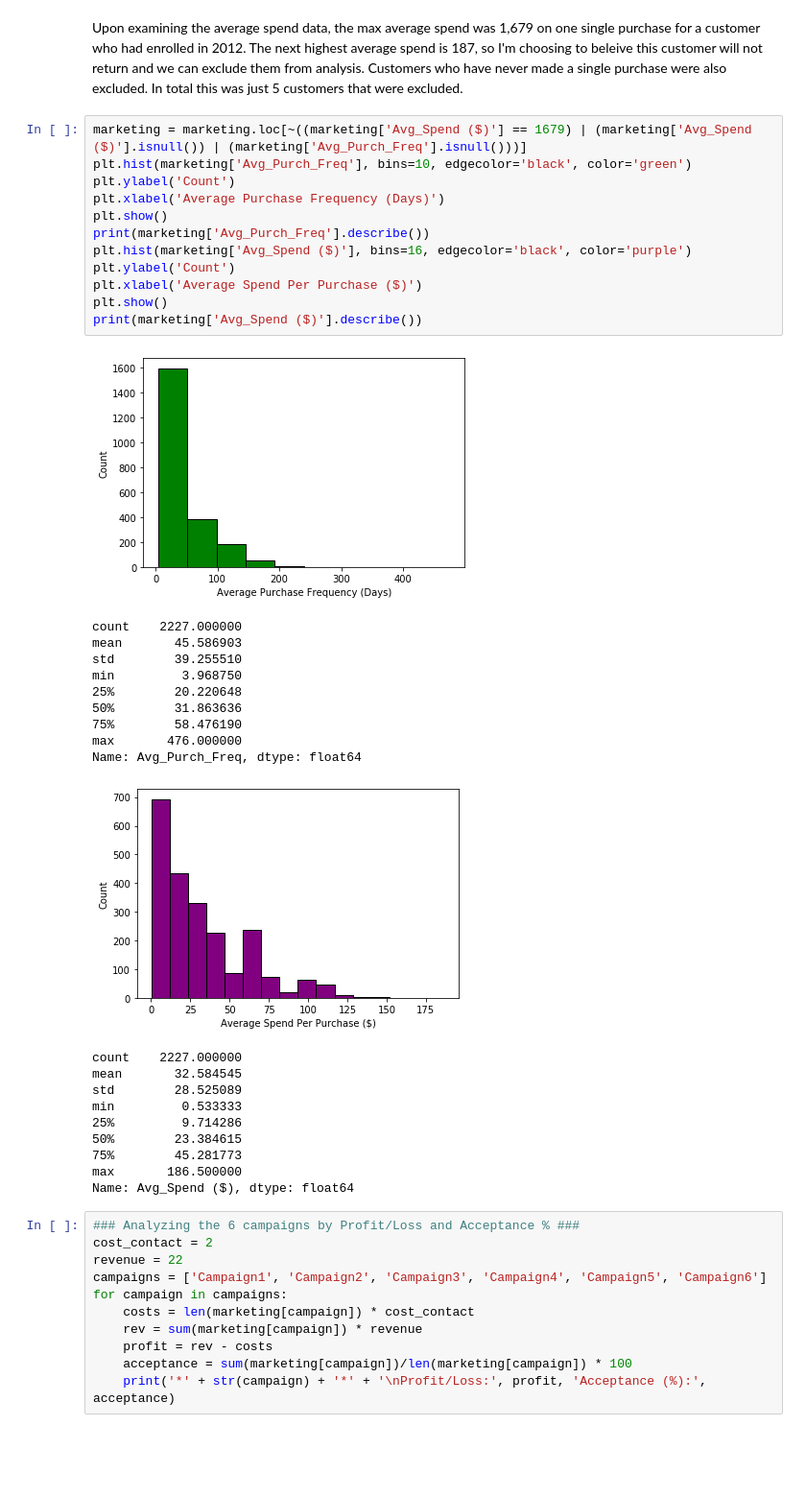
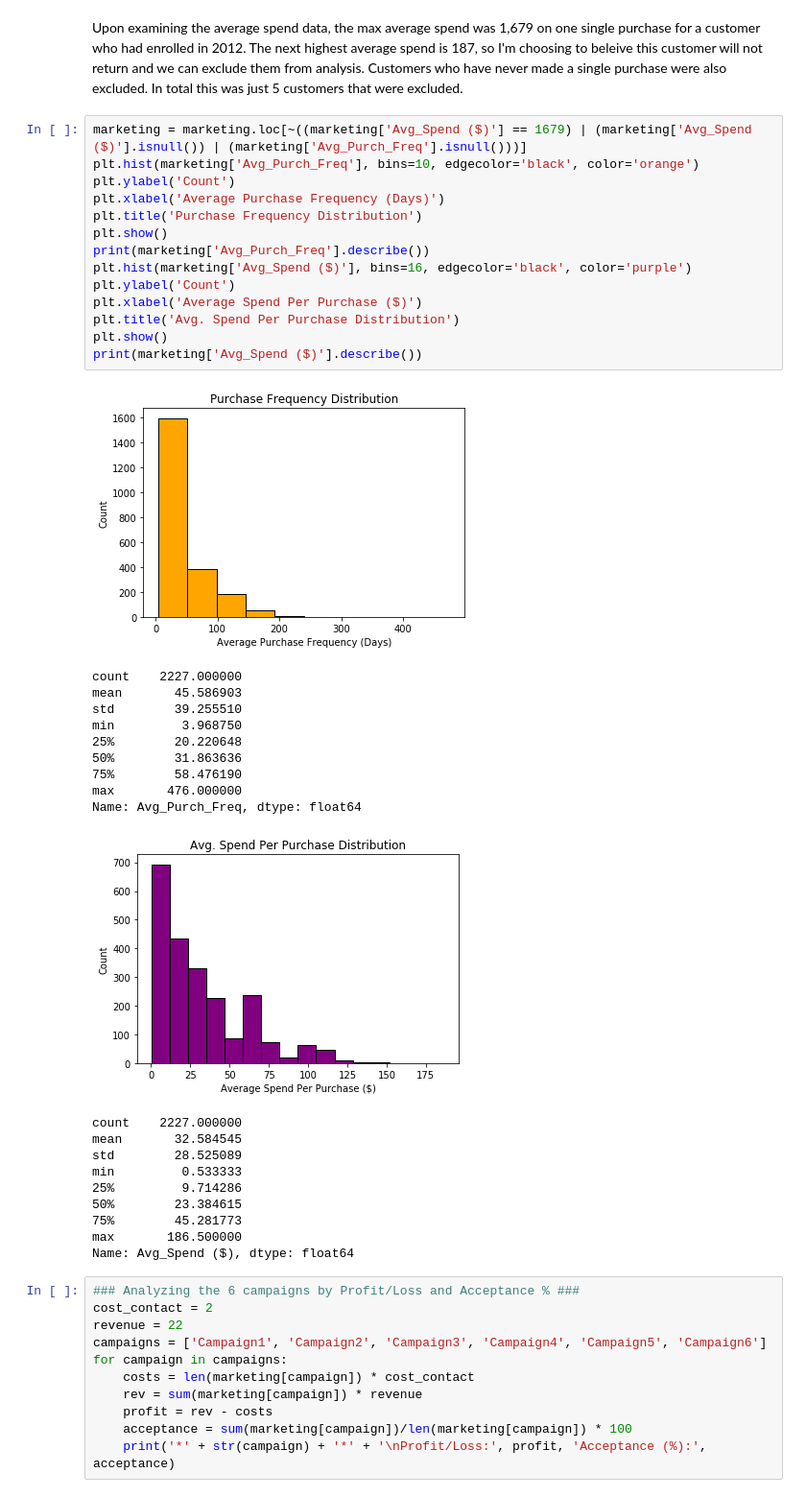
Before and after one commit to RachidRezzik/Market_Camp, a Jupyter notebook: Data_Analysis.ipynb, the cells around one changed output. Shown at 96% size. Cells and saved outputs as stored; diff of their text form; blank space fills up the shorter version.

```diff
--- a/Data_Analysis.ipynb
+++ b/Data_Analysis.ipynb
@@ -216,18 +228,20 @@ marketing['Avg_Spend ($)'] = (marketing['Total Spent ($)'] / marketing['Number_P
 Upon examining the average spend data, the max average spend was 1,679 on one single purchase for a customer who had enrolled in 2012. The next highest average spend is 187, so I'm choosing to beleive this customer will not return and we can exclude them from analysis. Customers who have never made a single purchase were also excluded. In total this was just 5 customers that were excluded.
 # %%
 marketing = marketing.loc[~((marketing['Avg_Spend ($)'] == 1679) | (marketing['Avg_Spend ($)'].isnull()) | (marketing['Avg_Purch_Freq'].isnull()))]
-plt.hist(marketing['Avg_Purch_Freq'], bins=10, edgecolor='black', color='green')
+plt.hist(marketing['Avg_Purch_Freq'], bins=10, edgecolor='black', color='orange')
 plt.ylabel('Count')
 plt.xlabel('Average Purchase Frequency (Days)')
+plt.title('Purchase Frequency Distribution')
 plt.show()
 print(marketing['Avg_Purch_Freq'].describe())
 plt.hist(marketing['Avg_Spend ($)'], bins=16, edgecolor='black', color='purple')
 plt.ylabel('Count')
 plt.xlabel('Average Spend Per Purchase ($)')
+plt.title('Avg. Spend Per Purchase Distribution')
 plt.show()
 print(marketing['Avg_Spend ($)'].describe())
 # %% [output]
-[figure, old version]
+[figure, new version]
 count    2227.000000
 mean       45.586903
 std        39.255510
@@ -237,7 +251,7 @@ min         3.968750
 75%        58.476190
 max       476.000000
 Name: Avg_Purch_Freq, dtype: float64
-[figure, old version]
+[figure, new version]
 count    2227.000000
 mean       32.584545
 std        28.525089
```
Also changed, not shown: parts of 16 cells of this notebook, 5 other files.
